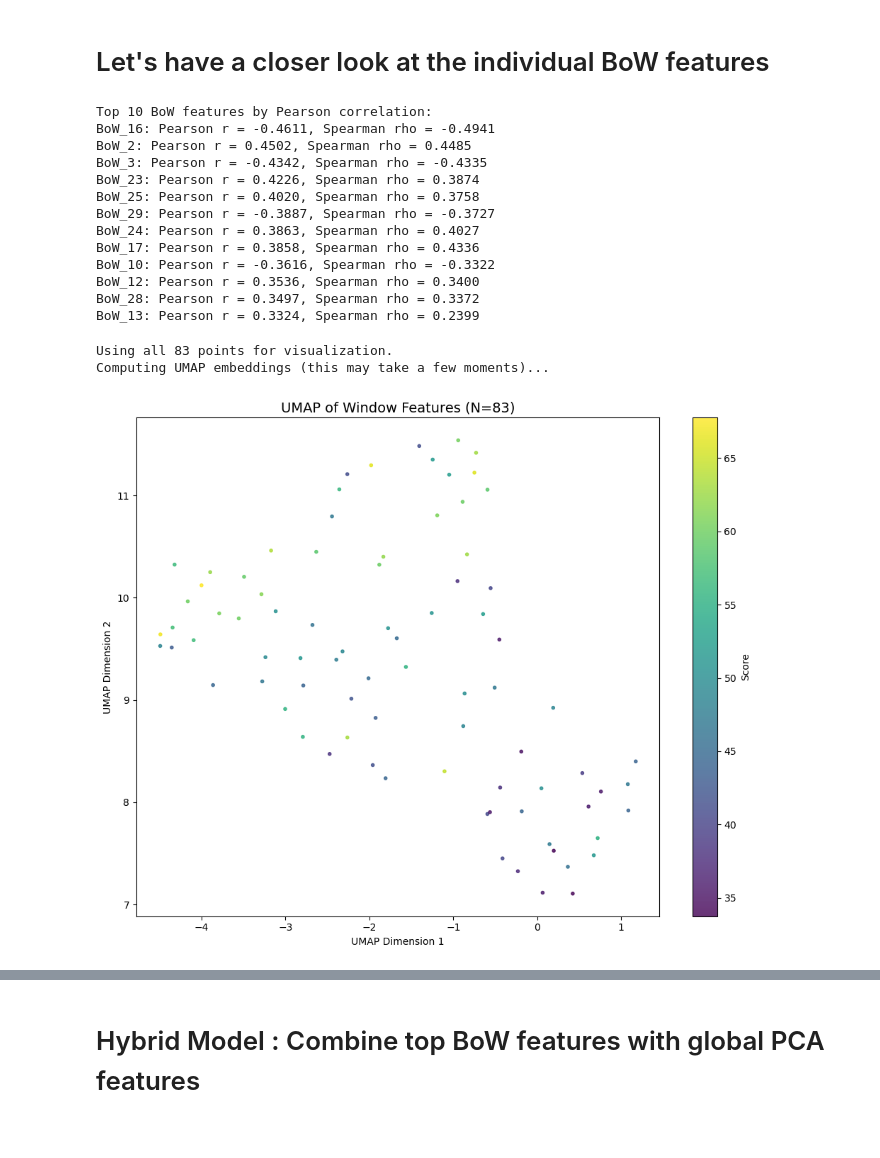
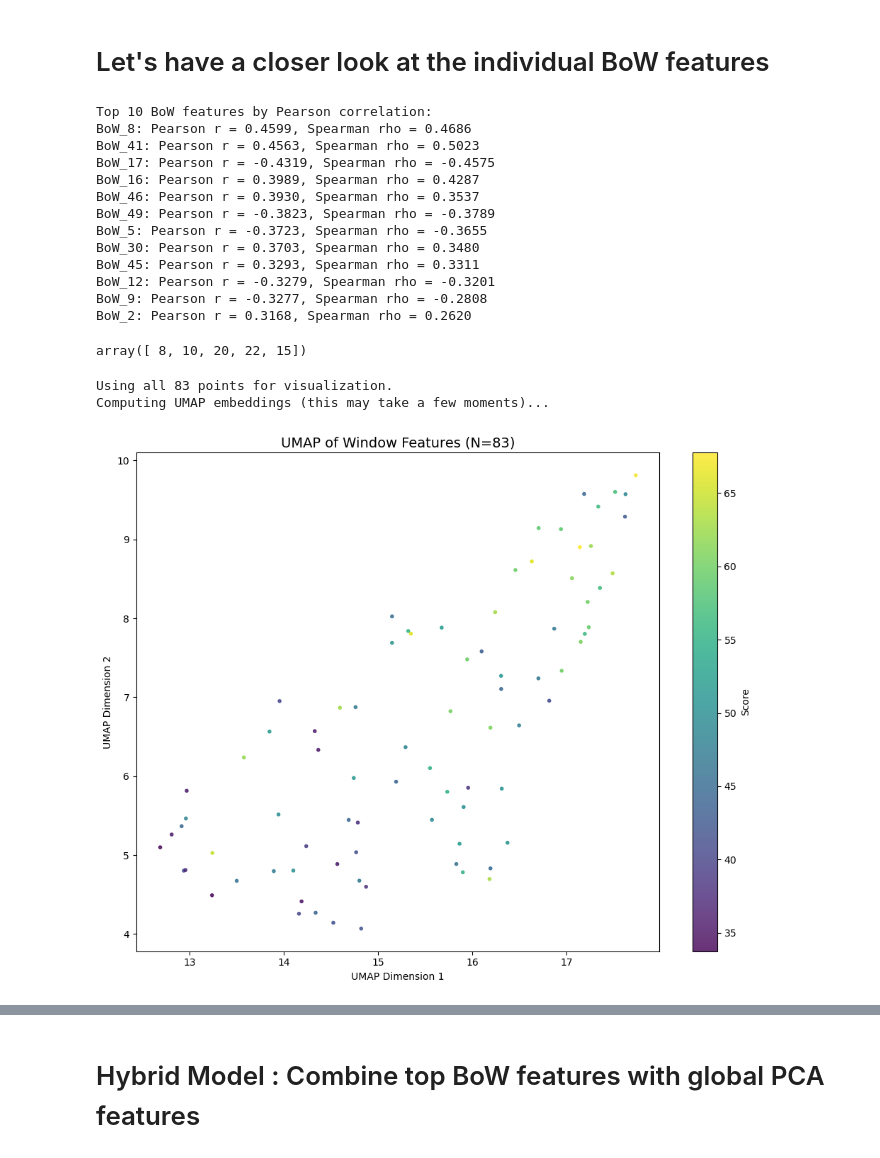
Before and after one commit to FinnWeikert/master-project, a Jupyter notebook: notebooks/crafted_window_features.ipynb, the cells around one changed output, grey strips where cells are left out. Drawn from its saved outputs; the diff is of its cells as text; code cells hidden in the pictures.

```diff
--- a/notebooks/crafted_window_features.ipynb
+++ b/notebooks/crafted_window_features.ipynb
@@ -171,8 +176,8 @@ from tqdm import tqdm # Assuming tqdm is available for progress tracking
 # self.bag_ids: A list of identifiers for each video (e.g., [('Video1', 'S1'), ('Video2', 'S2'), ...])
 
 # --- 2. Hyperparameters ---
-K_CLUSTERS = 30  # Start between 20 and 50. K=30 is a good default.
-RANDOM_SEED = 42
+K_CLUSTERS = 50  # Start between 20 and 50. K=30 is a good default.
+RANDOM_SEED = 40
 N_INIT = 3 # Number of times to initialize K-Means
 
 def generate_bow_features(all_window_features_flat_scaled, bags_list, bag_ids):
@@ -476,25 +469,29 @@ for idx in top_pearson_indices:
     print(f"BoW_{idx}: Pearson r = {pearson_corrs[idx]:.4f}, Spearman rho = {spearman_corrs[idx]:.4f}")
 # %% [output]
 Top 10 BoW features by Pearson correlation:
-BoW_16: Pearson r = -0.4611, Spearman rho = -0.4941
-BoW_2: Pearson r = 0.4502, Spearman rho = 0.4485
-BoW_3: Pearson r = -0.4342, Spearman rho = -0.4335
-BoW_23: Pearson r = 0.4226, Spearman rho = 0.3874
-BoW_25: Pearson r = 0.4020, Spearman rho = 0.3758
-BoW_29: Pearson r = -0.3887, Spearman rho = -0.3727
-BoW_24: Pearson r = 0.3863, Spearman rho = 0.4027
-BoW_17: Pearson r = 0.3858, Spearman rho = 0.4336
-BoW_10: Pearson r = -0.3616, Spearman rho = -0.3322
-BoW_12: Pearson r = 0.3536, Spearman rho = 0.3400
-BoW_28: Pearson r = 0.3497, Spearman rho = 0.3372
-BoW_13: Pearson r = 0.3324, Spearman rho = 0.2399
+BoW_8: Pearson r = 0.4599, Spearman rho = 0.4686
+BoW_41: Pearson r = 0.4563, Spearman rho = 0.5023
+BoW_17: Pearson r = -0.4319, Spearman rho = -0.4575
+BoW_16: Pearson r = 0.3989, Spearman rho = 0.4287
+BoW_46: Pearson r = 0.3930, Spearman rho = 0.3537
+BoW_49: Pearson r = -0.3823, Spearman rho = -0.3789
+BoW_5: Pearson r = -0.3723, Spearman rho = -0.3655
+BoW_30: Pearson r = 0.3703, Spearman rho = 0.3480
+BoW_45: Pearson r = 0.3293, Spearman rho = 0.3311
+BoW_12: Pearson r = -0.3279, Spearman rho = -0.3201
+BoW_9: Pearson r = -0.3277, Spearman rho = -0.2808
+BoW_2: Pearson r = 0.3168, Spearman rho = 0.2620
+# %%
+top_pearson_indices[:5]
+# %% [output]
+array([ 8, 10, 20, 22, 15])
 # %%
-X_bow_filtered = X_bow[:, top_pearson_indices]
+X_bow_filtered = X_bow[:, top_pearson_indices[:5]]
 visualize_cluster_assignment(X_bow_filtered, np.array(bag_scores).flatten(), is_discrete=False)
 # %% [output]
 Using all 83 points for visualization.
 Computing UMAP embeddings (this may take a few moments)...
-[figure, old version]
+[figure, new version]
 # %%
 # check cluster centroids for top positive and negative predictors
 
```
Also changed, not shown: parts of 25 cells of this notebook, 14 other files.
